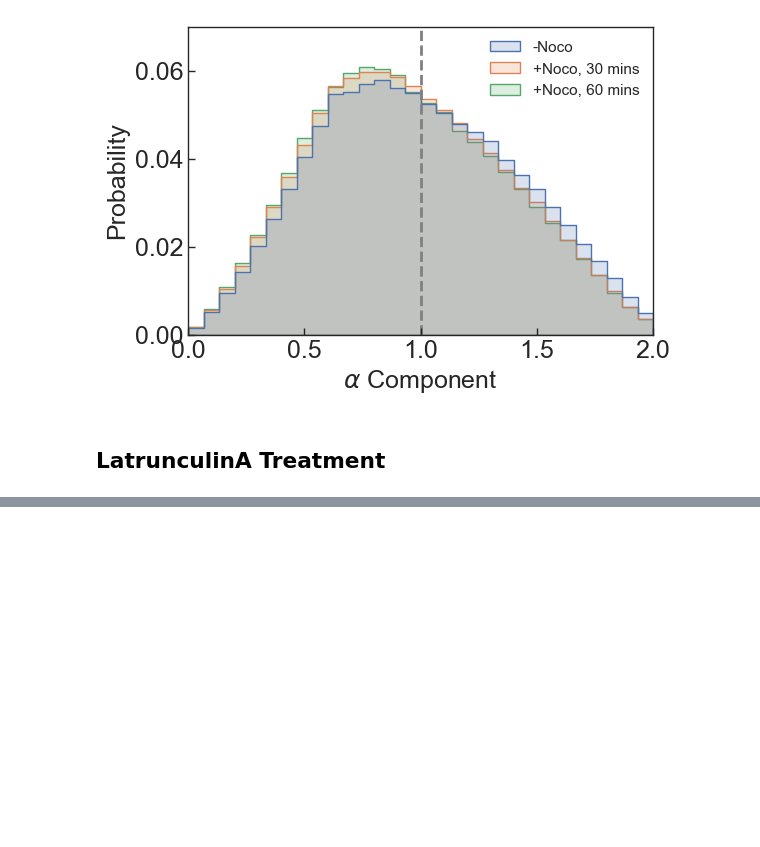
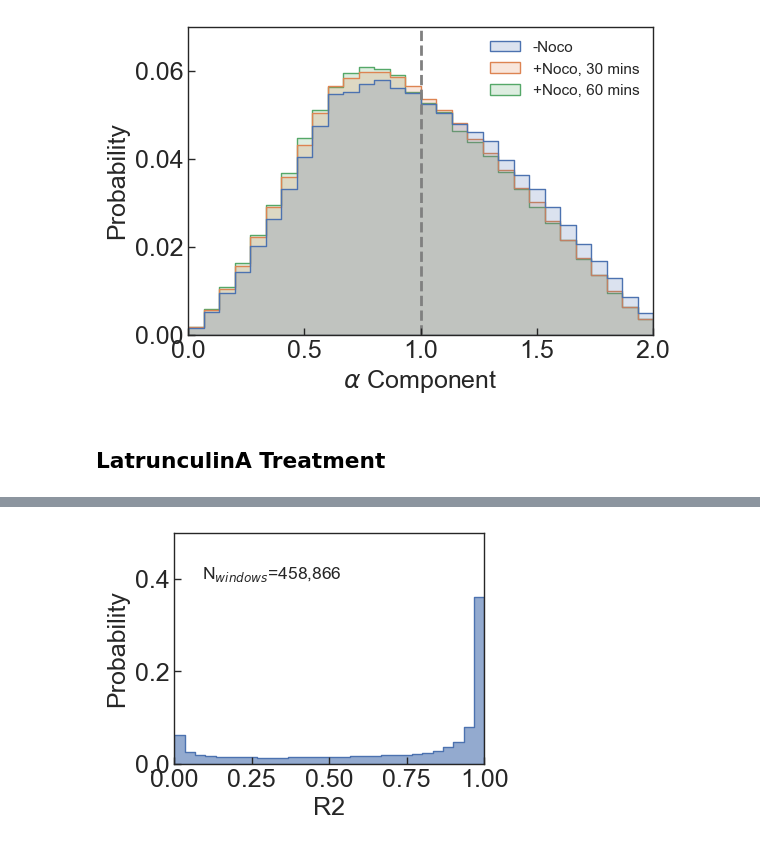
Before and after one commit to walterlab-um/Hyperosmotic_Confinement-Jump, a Jupyter notebook: plots/Running window_alpha component_plot.ipynb, the cells around one changed output, grey strips where cells are left out. Saved outputs shown, nothing was run; the diff lists cells and outputs as text; code cells hidden in the pictures; blank space fills up the shorter version.

```diff
--- a/plots/Running window_alpha component_plot.ipynb
+++ b/plots/Running window_alpha component_plot.ipynb
@@ -307,0 +293,72 @@ plt.show()
+# %%
+mean_step_sizes_threshold = 0.25  # in pixels
+
+
+
+df_list = []
+
+
+for file in csv_files:
+
+    df = pd.read_csv(file)
+    df_list.append(df)
+
+
+combined_df = pd.concat(df_list, ignore_index=True)
+
+filtered_by_step_size = combined_df[
+    (combined_df["mean_step_sizes"] > mean_step_sizes_threshold)
+]
+
+n_window = final_filtered_df.dropna(subset=['alpha']).shape[0]
+
+
+
+plt.figure(figsize=(4, 3))
+plt.text(
+    0.09,
+    0.4,
+    r"N$_{windows}$=" + f"{n_window:,}",
+    fontdict={"fontsize": 12.5},
+)
+ax = sns.histplot(
+    data=filtered_by_step_size,
+    x="R2",
+    bins=30,
+    binrange=(0, 1),
+    stat="probability",
+    element="step",
+    common_norm=False,
+    fill=True,
+    alpha=0.6,
+)
+
+# plt.axvline(1, ls="--", c="gray", lw=2)
+# plt.text(
+#     0.09,
+#     0.0625,
+#     r"N$_{windows}$=" + f"{n_window:,}",
+#     fontdict={"fontsize": 12.5},
+# )
+
+
+plt.xlim(0, 1)
+plt.ylim(0, 0.5)
+plt.xlabel('R2', fontsize=18)
+plt.ylabel("Probability", fontsize=18)
+plt.gca().spines[:].set_linewidth(1)
+plt.gca().tick_params(
+    axis="both",
+    which="major",
+    labelsize=18,
+    direction="in",
+    bottom=True,
+    left=True,
+    length=5,
+    width=1,
+)
+plt.gca().set_axisbelow(False)
+plt.gca().tick_params(axis="both", which="major", labelsize=18)
+plt.savefig("alpha_histo.png", format="png", bbox_inches="tight", dpi=300)
+# %% [output]
+[figure, added]
```
Also changed, not shown: parts of 11 cells of this notebook.
